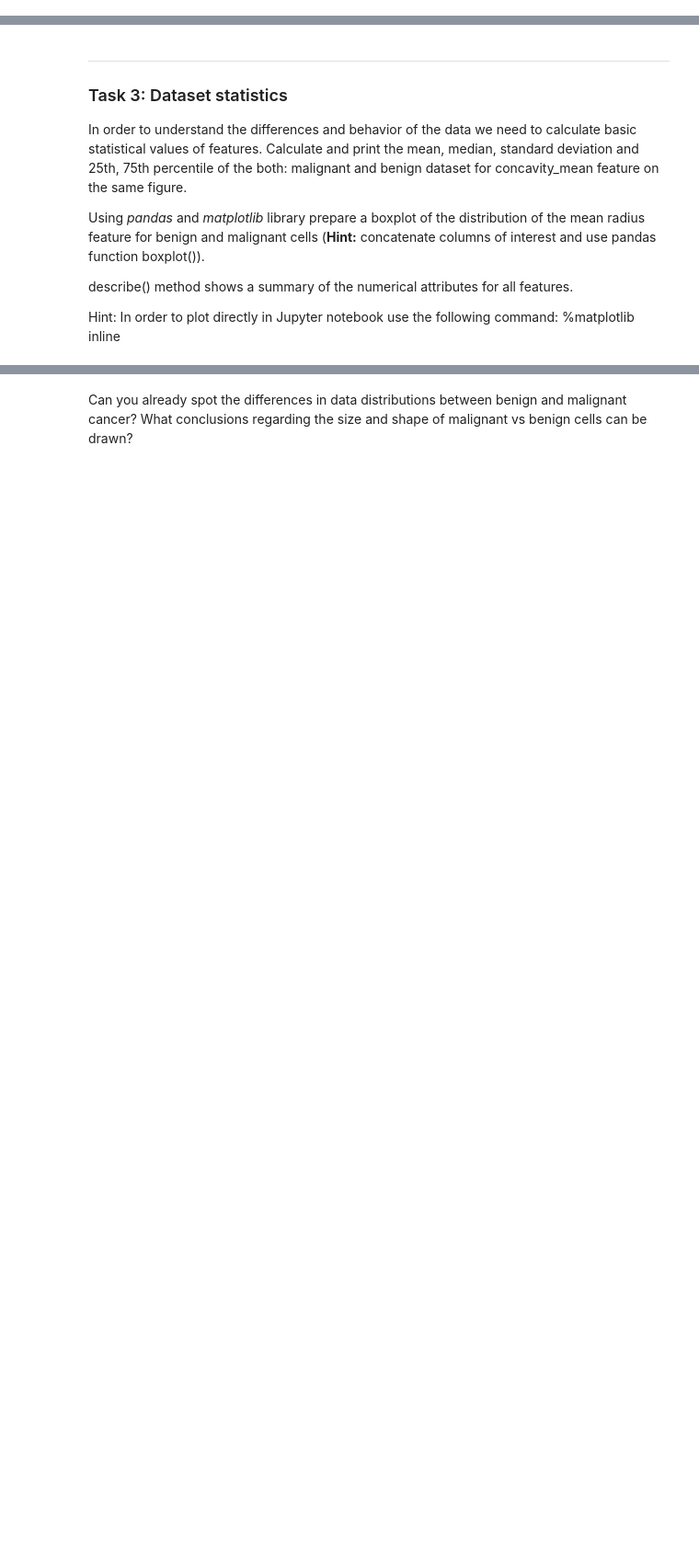
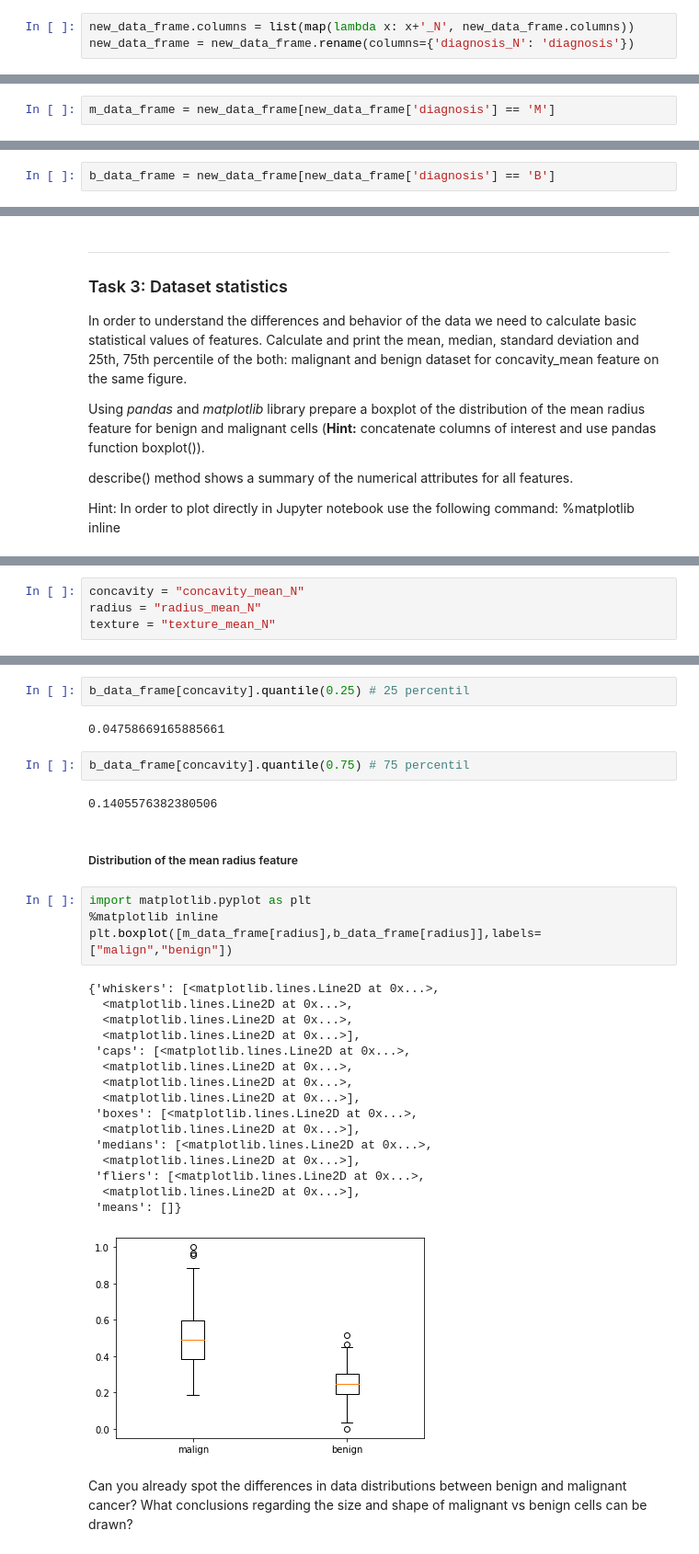
Before and after one commit to nik1168/clinical-decision-support-systems-exercises, a Jupyter notebook: WPO1/WPO1-Student.ipynb, the cells around one changed output, grey strips where cells are left out. Shown at 92% size. Cells and saved outputs as stored; diff of their text form; blank space fills up the shorter version.

```diff
--- a/WPO1/WPO1-Student.ipynb
+++ b/WPO1/WPO1-Student.ipynb
@@ -107,0 +287,3 @@ Save all three new datasets (cropped with B and M, cropped B and cropped M) as t
+# %%
+new_data_frame.columns = list(map(lambda x: x+'_N', new_data_frame.columns))
+new_data_frame = new_data_frame.rename(columns={'diagnosis_N': 'diagnosis'})
@@ -107,0 +300,2 @@ Save all three new datasets (cropped with B and M, cropped B and cropped M) as t
+# %%
+m_data_frame = new_data_frame[new_data_frame['diagnosis'] == 'M']
@@ -107,0 +318,2 @@ Save all three new datasets (cropped with B and M, cropped B and cropped M) as t
+# %%
+b_data_frame = new_data_frame[new_data_frame['diagnosis'] == 'B']
@@ -120,0 +391,4 @@ Hint: In order to plot directly in Jupyter notebook use the following command: %
+# %%
+concavity = "concavity_mean_N"
+radius = "radius_mean_N"
+texture = "texture_mean_N"
@@ -121,2 +431,33 @@ Hint: In order to plot directly in Jupyter notebook use the following command: %
+# %%
+b_data_frame[concavity].quantile(0.25) # 25 percentil
+# %% [output]
+0.04758669165885661
+# %%
+b_data_frame[concavity].quantile(0.75) # 75 percentil
+# %% [output]
+0.1405576382380506
+# %% [markdown]
+##### Distribution of the mean radius feature
+# %%
+import matplotlib.pyplot as plt
+%matplotlib inline
+plt.boxplot([m_data_frame[radius],b_data_frame[radius]],labels=["malign","benign"])
+# %% [output]
+{'whiskers': [<matplotlib.lines.Line2D at 0x...>,
+  <matplotlib.lines.Line2D at 0x...>,
+  <matplotlib.lines.Line2D at 0x...>,
+  <matplotlib.lines.Line2D at 0x...>],
+ 'caps': [<matplotlib.lines.Line2D at 0x...>,
+  <matplotlib.lines.Line2D at 0x...>,
+  <matplotlib.lines.Line2D at 0x...>,
+  <matplotlib.lines.Line2D at 0x...>],
+ 'boxes': [<matplotlib.lines.Line2D at 0x...>,
+  <matplotlib.lines.Line2D at 0x...>],
+ 'medians': [<matplotlib.lines.Line2D at 0x...>,
+  <matplotlib.lines.Line2D at 0x...>],
+ 'fliers': [<matplotlib.lines.Line2D at 0x...>,
+  <matplotlib.lines.Line2D at 0x...>],
+ 'means': []}
+[figure, added]
 # %% [markdown]
 Can you already spot the differences in data distributions between benign and malignant cancer? What conclusions regarding the size and shape of malignant vs benign cells can be drawn?
```
Also changed, not shown: parts of 58 cells of this notebook, 3 other files.
